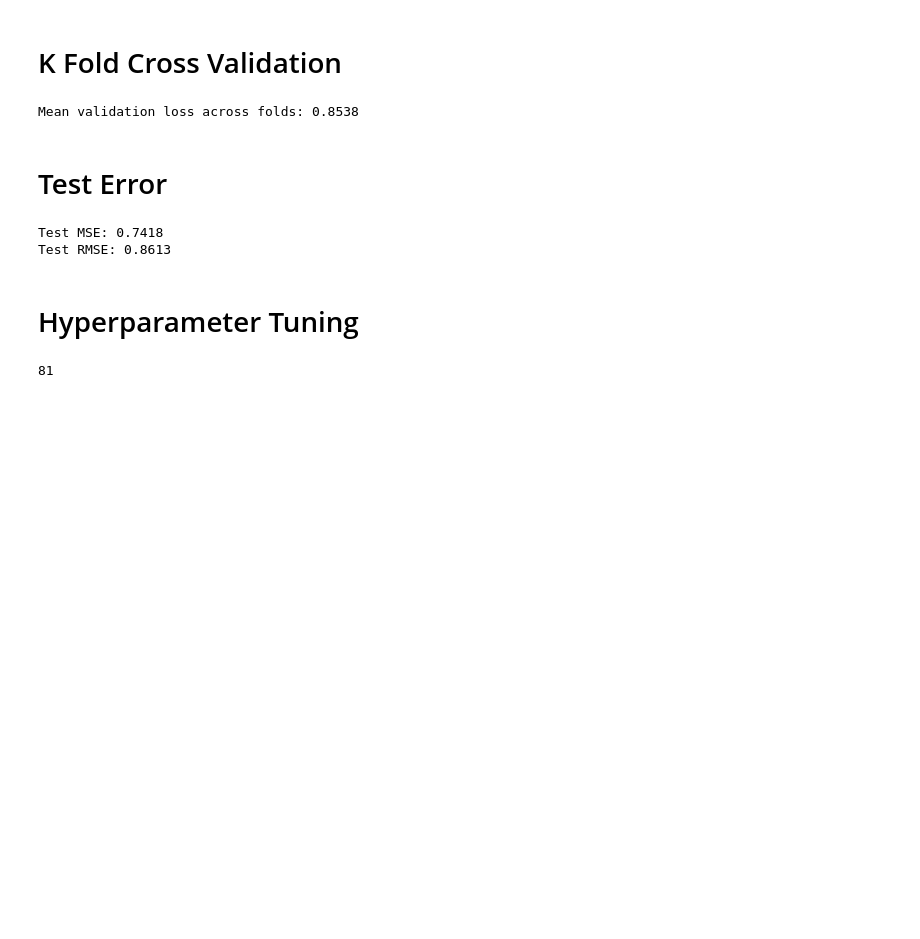
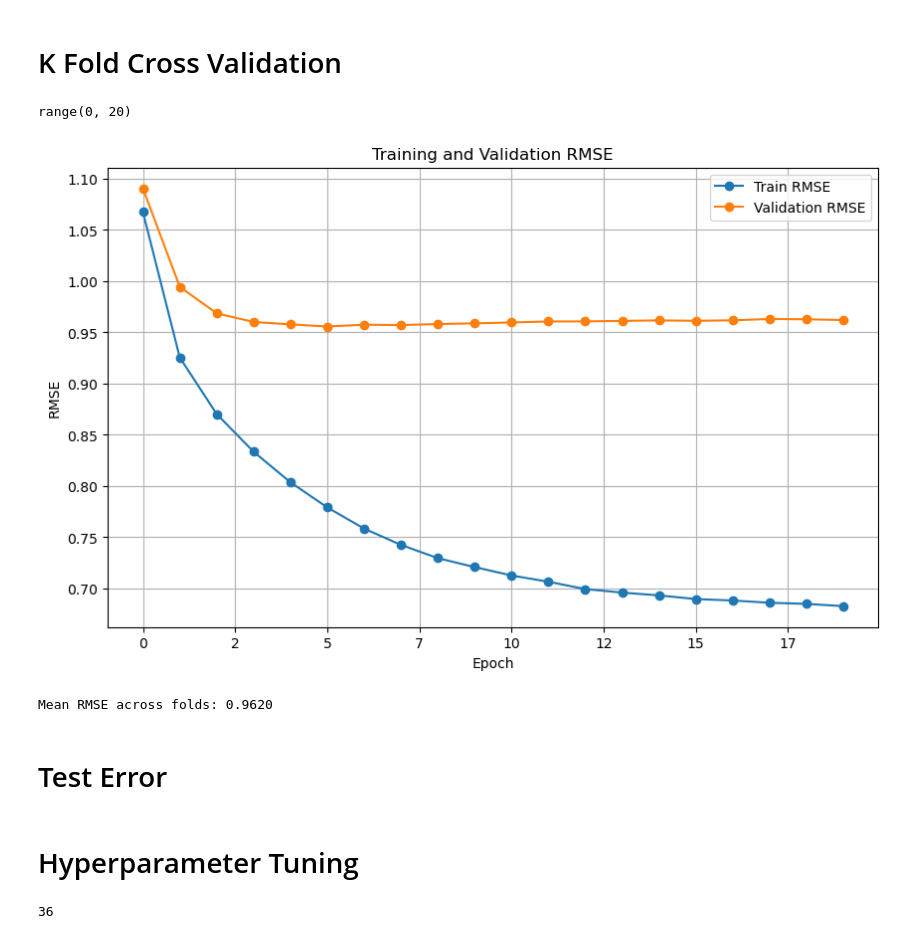
Before and after one commit to tarunvallabh/mml-project, a Jupyter notebook: Final Project/dev.ipynb, the cells around one changed output. Saved outputs shown, nothing was run; the diff lists cells and outputs as text; code cells hidden in the pictures; blank space fills up the shorter version.

```diff
--- a/Final Project/dev.ipynb
+++ b/Final Project/dev.ipynb
@@ -6,7 +6,7 @@ hello world
 import pandas as pd
 
 # Specify the path to the u.data file
-file_path = '/Users/tarunvallabhaneni/MPCS Classes/Math of ML/Final Project/data/ml-100k/u.data'
+file_path = '/Users/tarunvallabhaneni/MPCS Classes/Math of ML/mml-project/Final Project/data/ml-100k/u.data'
 
 # Load the dataset into a DataFrame
 column_names = ['user_id', 'item_id', 'rating', 'timestamp']
@@ -152,6 +179,7 @@ class GD:
 # K Fold Cross Validation
 # %%
 from sklearn.model_selection import train_test_split
+
 
 def prepare_cross_validation(R, n_folds=5, test_size=0.2, random_state=42):
     # Get observed (i, j) pairs from the matrix
@@ -187,9 +215,11 @@ def prepare_cross_validation(R, n_folds=5, test_size=0.2, random_state=42):
 
 def train_with_cross_validation(R, folds, model_params):
     all_val_rmse = []
+    # all_val_mse = []
+    train_rmse_per_fold = []
+    val_rmse_per_fold = []
 
     for fold_idx, fold in enumerate(folds):
-        # print(f"\nTraining on fold {fold_idx + 1}")
 
         # Prepare validation data
         val_data = fold
@@ -207,39 +237,56 @@ def train_with_cross_validation(R, folds, model_params):
 
         # Train model
         model = GD(train_matrix, **model_params)
-        model.train(val_matrix)
+        train_rmse_history, val_rmse_history = model.train(val_matrix)
+        train_rmse_per_fold.append(train_rmse_history)
+        val_rmse_per_fold.append(val_rmse_history)
 
         # Store validation RMSE
-        _, val_rmse = model.calculate_rmse(val_matrix)
-        all_val_rmse.append(val_rmse)
+        val_mse, val_rmse = model.calculate_rmse(val_matrix)
+        assert val_rmse == val_rmse_history[-1]
+        all_val_rmse.append(val_rmse_history[-1])
+        # all_val_mse.append(val_mse)
+
+    mean_train_rmse = np.mean(train_rmse_per_fold, axis=0)
+    mean_val_rmse = np.mean(val_rmse_per_fold, axis=0)
+
+    epochs = range(len(mean_train_rmse))
+    print(epochs)
+
+    plt.figure(figsize=(10, 6))
+    plt.plot(epochs, mean_train_rmse, marker='o',label='Train RMSE')
+    plt.plot(epochs, mean_val_rmse, marker='o', label='Validation RMSE')
+    plt.xlabel('Epoch')
+    plt.ylabel('RMSE')
+    plt.gca().xaxis.set_major_formatter(plt.FormatStrFormatter('%d'))
+
+    plt.title('Training and Validation RMSE')
+    plt.legend()
+    plt.grid(True)
+    plt.show()
 
     # Compute average RMSE across all folds
     average_val_rmse = np.mean(all_val_rmse)
     # print(f"\nAverage Validation RMSE across all folds: {average_val_rmse:.4f}")
 
-    return average_val_rmse, model
+    return average_val_rmse
 # %%
 folds, test_matrix = prepare_cross_validation(matrix_np, n_folds=5)
 model_params = {
     'k': 30,
     'learning_rate': 0.05,
     'reg_param': 0.1,
     'epochs': 20,
     'batch_size': 100
 }
-mean_val_loss, final_model = train_with_cross_validation(matrix_np, folds, model_params)
-print(f"\nMean validation loss across folds: {mean_val_loss:.4f}")
+rmse = train_with_cross_validation(matrix_np, folds, model_params)
+print(f"\nMean RMSE across folds: {rmse:.4f}")
 # %% [output]
-Mean validation loss across folds: 0.8538
+range(0, 20)
+[figure, added]
+Mean RMSE across folds: 0.9620
 # %% [markdown]
 # Test Error
-# %%
-test_mse, test_rmse = final_model.calculate_rmse(test_matrix)
-print(f"Test MSE: {test_mse:.4f}")
-print(f"Test RMSE: {test_rmse:.4f}")
-# %% [output]
-Test MSE: 0.7418
-Test RMSE: 0.8613
 # %% [markdown]
 # Hyperparameter Tuning
 # %%
@@ -260,24 +307,24 @@ def hyperparameter_search(R, folds, hyperparams):
         print(f"\nTraining with hyperparameter: {param}")
 
 
-        val_loss, _ = train_with_cross_validation(R, folds, model_params)
+        mse, rmse = train_with_cross_validation(R, folds, model_params)
 
-        if val_loss < best_val_loss:
-            best_val_loss = val_loss
+        if rmse < best_val_loss:
+            best_val_loss = rmse
             best_hyperparams = param
 
     return best_hyperparams, best_val_loss
 
 
 k_values = [10, 20, 30]
-learning_rates = [0.001, 0.005, 0.01]
-reg_params = [0.01, 0.05, 0.1]
-epochs = [10, 20, 30]
+learning_rates = [0.01, 0.02]
+reg_params = [0.05, 0.1,  0.2]
+epochs = [20, 30]
 
 hyperparam_combinations = list(itertools.product(k_values, learning_rates, reg_params, epochs))
 len(hyperparam_combinations)
 # %% [output]
-81
+36
 # %%
 best_hyperparams, best_val_loss = hyperparameter_search(matrix_np, folds, hyperparam_combinations)
 # %% [output]
```
Also changed, not shown: parts of 8 cells of this notebook.
